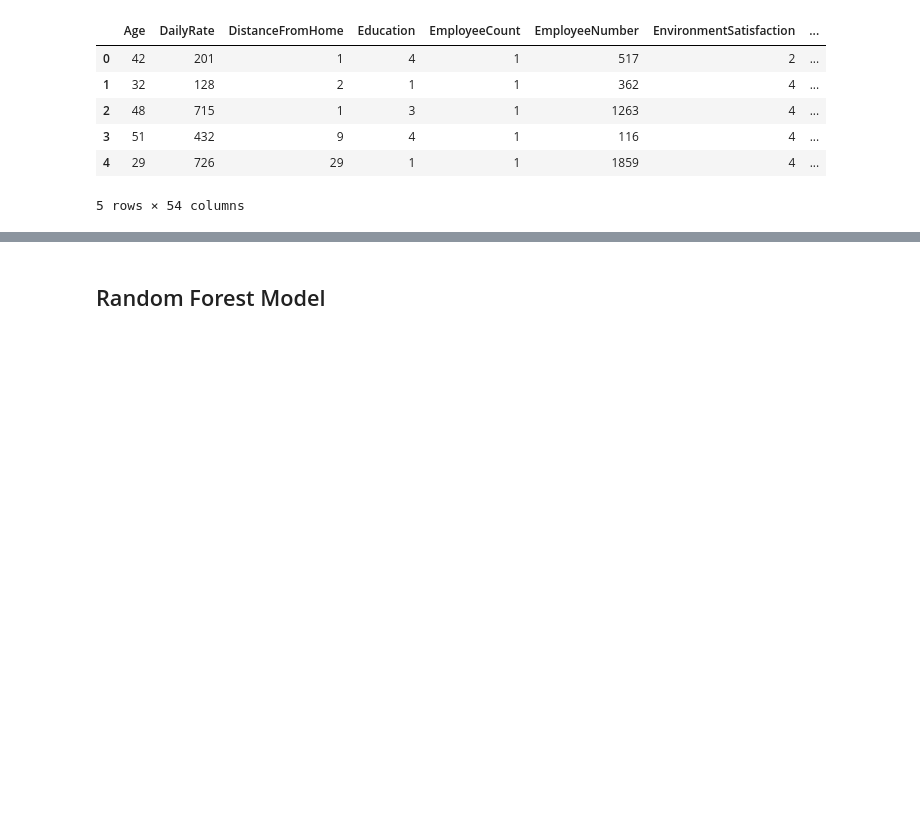
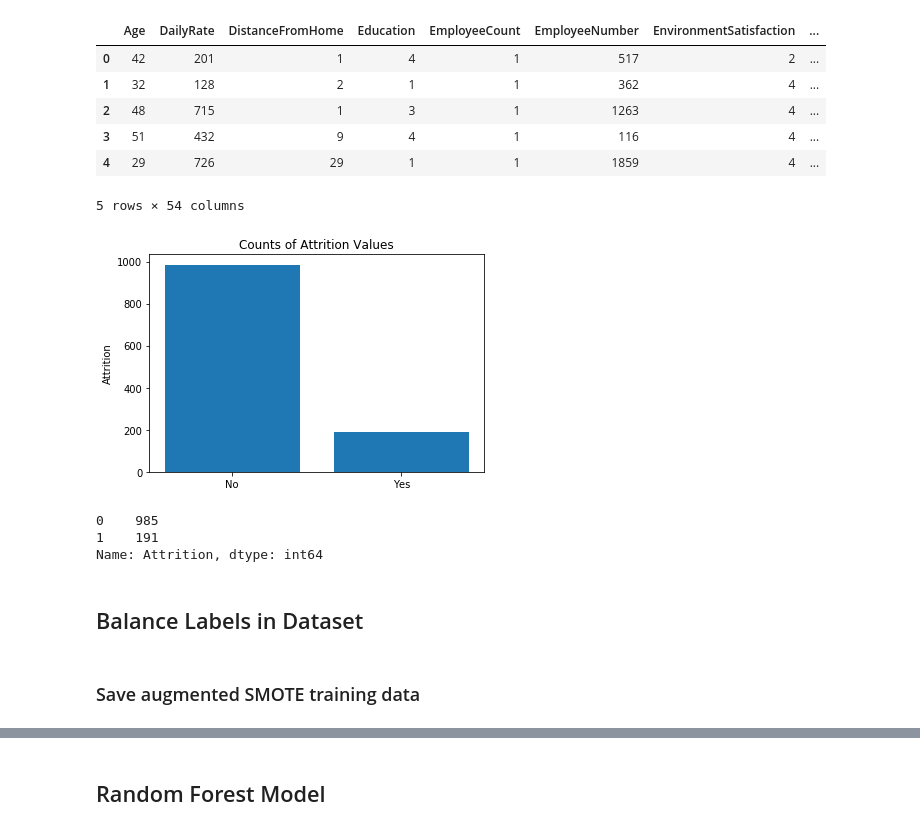
Before and after one commit to LillyanPan/AttritionAnalysis, a Jupyter notebook: Random Forest.ipynb, the cells around one changed output, grey strips where cells are left out. Saved outputs shown, nothing was run; the diff lists cells and outputs as text; code cells hidden in the pictures; blank space fills up the shorter version.

```diff
--- a/Random Forest.ipynb
+++ b/Random Forest.ipynb
@@ -113,3 +120,26 @@ tran_X_tr.head()
 | 3 | 51 | 432 | 9 | 4 | 1 | 116 | 4 | ... |
 | 4 | 29 | 726 | 29 | 1 | 1 | 1859 | 4 | ... |
 5 rows × 54 columns
+# %%
+no, yes = tran_Y_tr.value_counts()
+
+x = np.arange(2)
+money = [no, yes]
+
+
+fig, ax = pp.subplots()
+pp.bar(x, money)
+pp.xticks(x, ('No', 'Yes'))
+pp.ylabel('Attrition')
+pp.title('Counts of Attrition Values')
+pp.savefig("data_viz/attrition_imbalance.png")
+pp.show()
+
+tran_Y_tr.value_counts()
+# %% [output]
+[figure, added]
+0    985
+1    191
+Name: Attrition, dtype: int64
+# %% [markdown]
+## Balance Labels in Dataset
@@ -115,0 +149,2 @@ tran_X_tr.head()
+# %% [markdown]
+### Save augmented SMOTE training data
```
Also changed, not shown: parts of 26 cells of this notebook, 8 other files.
